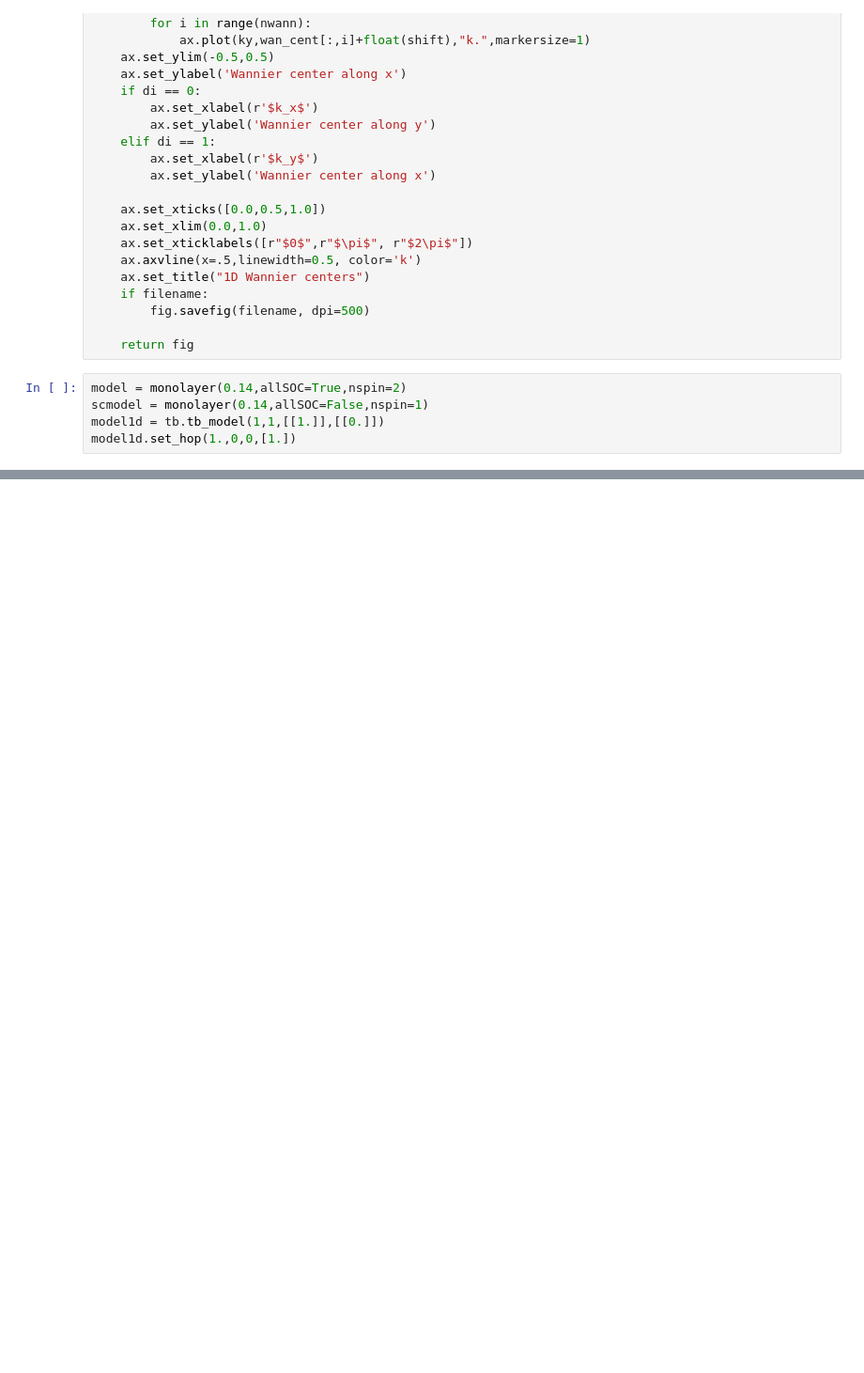
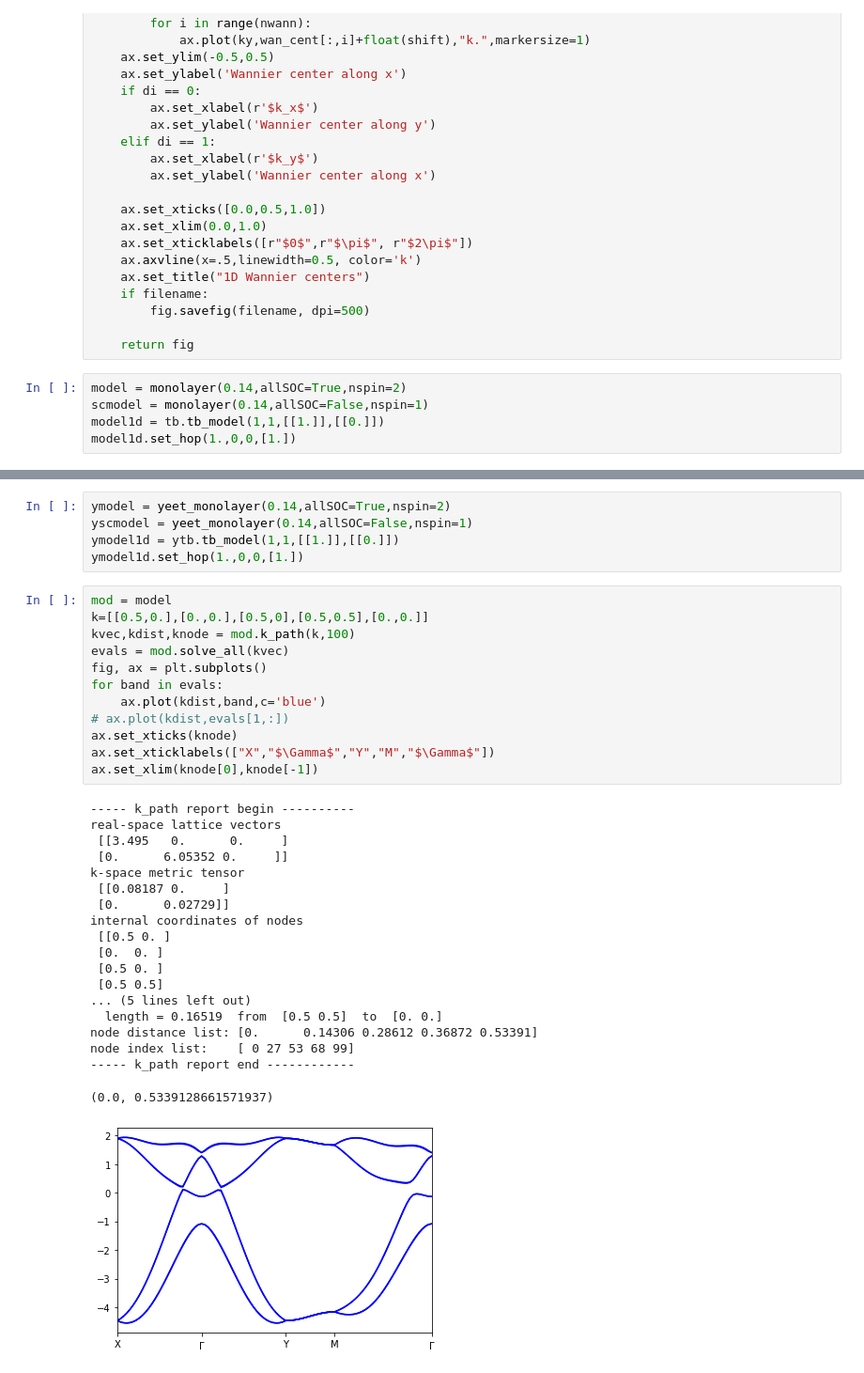
Before and after one commit to mikelgda/yeet-pythtb, a Jupyter notebook: test.ipynb, the cells around one changed output, grey strips where cells are left out. Shown: that part at 94% size. Saved outputs shown, nothing was run; the diff lists cells and outputs as text; blank space fills up the shorter version.

```diff
--- a/test.ipynb
+++ b/test.ipynb
@@ -371,0 +362,37 @@ array([4.38978259e-05, 3.13075773e+00, 7.45848826e-05, 1.31291640e+00,
+# %%
+ymodel = yeet_monolayer(0.14,allSOC=True,nspin=2)
+yscmodel = yeet_monolayer(0.14,allSOC=False,nspin=1)
+ymodel1d = ytb.tb_model(1,1,[[1.]],[[0.]])
+ymodel1d.set_hop(1.,0,0,[1.])
+# %%
+mod = model
+k=[[0.5,0.],[0.,0.],[0.5,0],[0.5,0.5],[0.,0.]]
+kvec,kdist,knode = mod.k_path(k,100)
+evals = mod.solve_all(kvec)
+fig, ax = plt.subplots()
+for band in evals:
+    ax.plot(kdist,band,c='blue')
+# ax.plot(kdist,evals[1,:])
+ax.set_xticks(knode)
+ax.set_xticklabels(["X","$\Gamma$","Y","M","$\Gamma$"])
+ax.set_xlim(knode[0],knode[-1])
+# %% [output]
+----- k_path report begin ----------
+real-space lattice vectors
+ [[3.495   0.      0.     ]
+ [0.      6.05352 0.     ]]
+k-space metric tensor
+ [[0.08187 0.     ]
+ [0.      0.02729]]
+internal coordinates of nodes
+ [[0.5 0. ]
+ [0.  0. ]
+ [0.5 0. ]
+ [0.5 0.5]
+... (5 lines left out)
+  length = 0.16519  from  [0.5 0.5]  to  [0. 0.]
+node distance list: [0.      0.14306 0.28612 0.36872 0.53391]
+node index list:    [ 0 27 53 68 99]
+----- k_path report end ------------
+(0.0, 0.5339128661571937)
+[figure, added]
```
Also changed, not shown: parts of 3 cells of this notebook.
